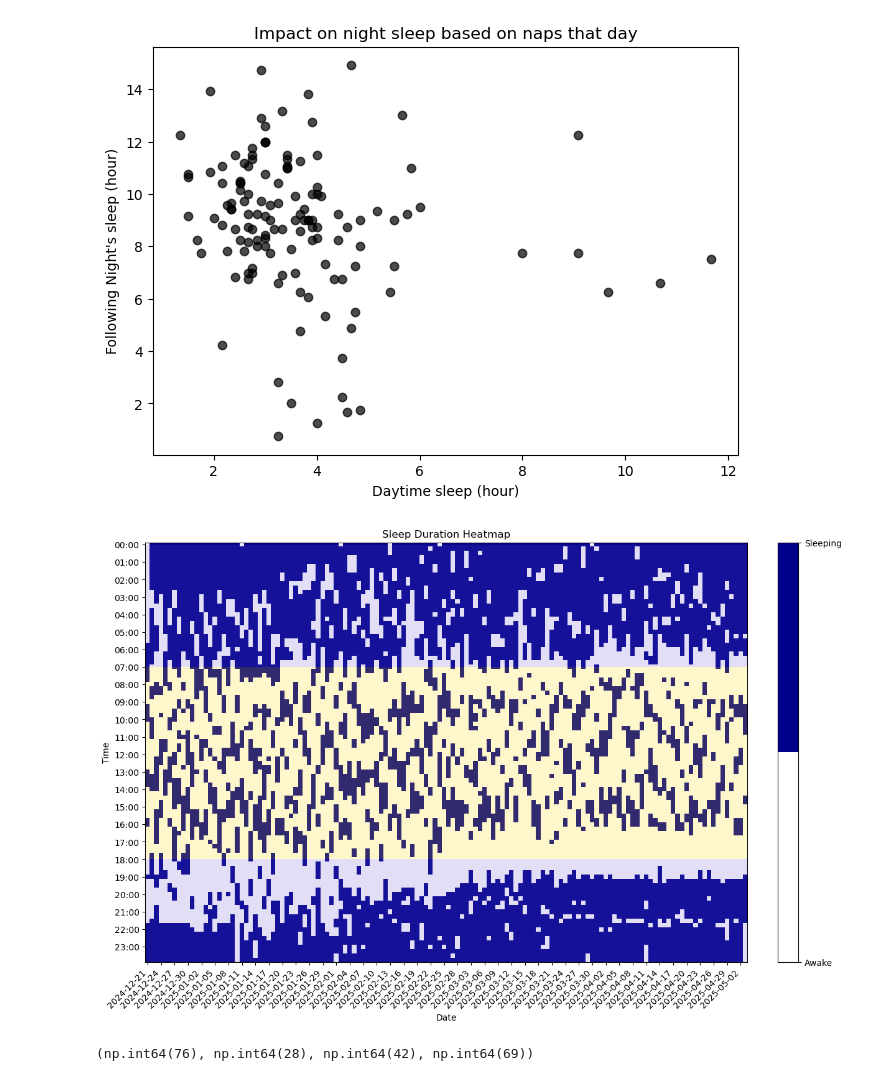
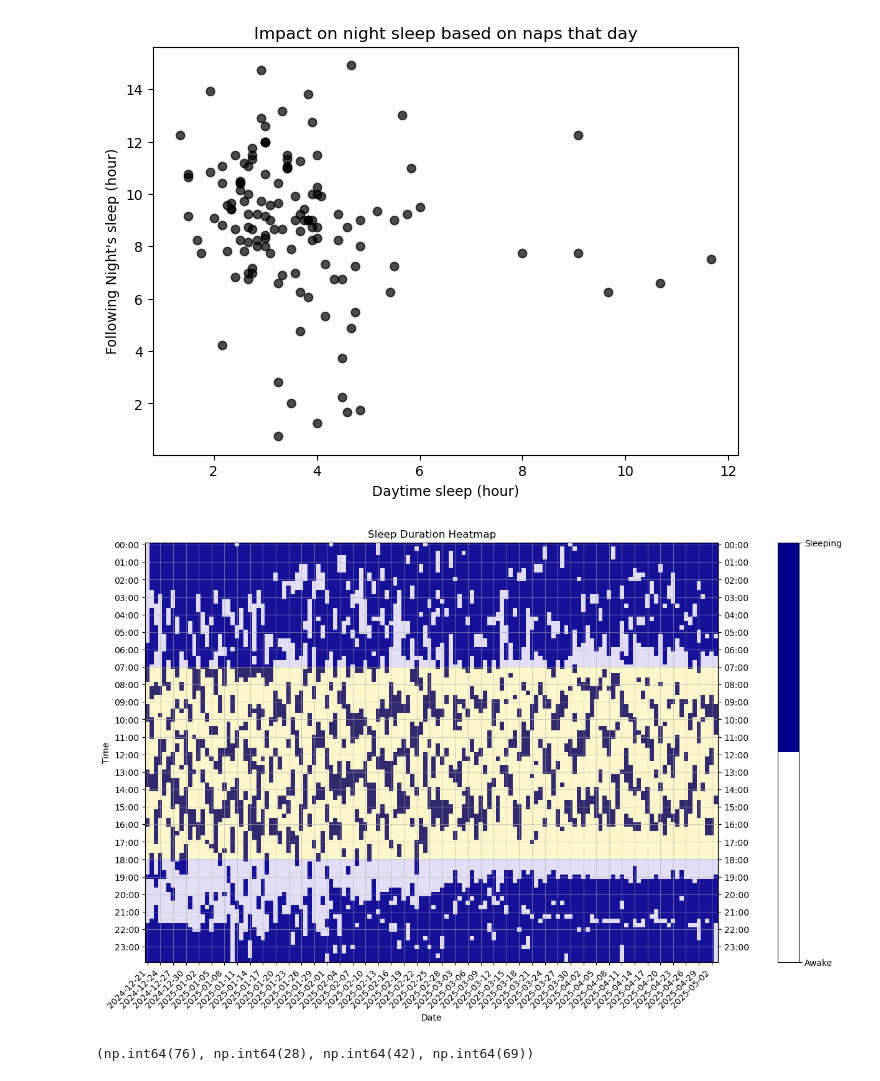
Before and after one commit to deividribeiro/baby_growth_tracking, a Jupyter notebook: mybaby.ipynb, the cells around one changed output. Saved outputs shown, nothing was run; the diff lists cells and outputs as text; code cells hidden in the pictures.

Commit message:
Some fixes to plots. updated data

```diff
--- a/mybaby.ipynb
+++ b/mybaby.ipynb
@@ -670,34 +677,42 @@ cmap = ListedColormap(['white', 'darkblue'])
 # Plot the heatmap
 im = ax.imshow(heatmap_data, aspect='auto', cmap=cmap, interpolation='nearest')
 
 # Set x-axis ticks and labels
 num_dates = len(date_range)
 tick_interval = 3 #num_dates // 25 # Use integer division to get 1/4 of the ticks
 tick_positions = np.arange(0, num_dates, tick_interval)
 ax.set_xticks(tick_positions)
 ax.set_xticklabels(date_range[tick_positions].strftime('%Y-%m-%d'), rotation=45, ha='right')
 
 # Set y-axis ticks and labels (every hour)
 hour_indices = np.arange(0, len(time_range), 4)
 ax.set_yticks(hour_indices)
 ax.set_yticklabels([t.strftime('%H:%M') for t in time_range[hour_indices]])
 
+ax2 = ax.twinx()  # Create twin axis on the right side
+ax2.set_yticks(ax.get_yticks())  # Copy the y-ticks from left axis
+ax2.set_yticklabels(ax.get_yticklabels())  # Copy the y-tick labels
+ax2.set_ylim(ax.get_ylim())
+
+
 # Set labels and title
 ax.set_xlabel('Date')
 ax.set_ylabel('Time')
 ax.set_title('Sleep Duration Heatmap')
+
+ax.grid(True, alpha=0.5)
 
 # Add colorbar
 cbar = plt.colorbar(im, ax=ax, ticks=[0, 1])
 cbar.set_ticklabels(['Awake', 'Sleeping'])
 
 # Adjust layout and display the plot
 # plt.tight_layout()
 
 plt.savefig("figures/sleep_map.png")
 plt.show()
 # %% [output]
-[figure, old version]
+[figure, new version]
 # %%
 start_idx, end_idx,date_idx_start,date_idx_end
 # %% [output]
```
Also changed, not shown: parts of 2 cells of this notebook, 5 other files.
